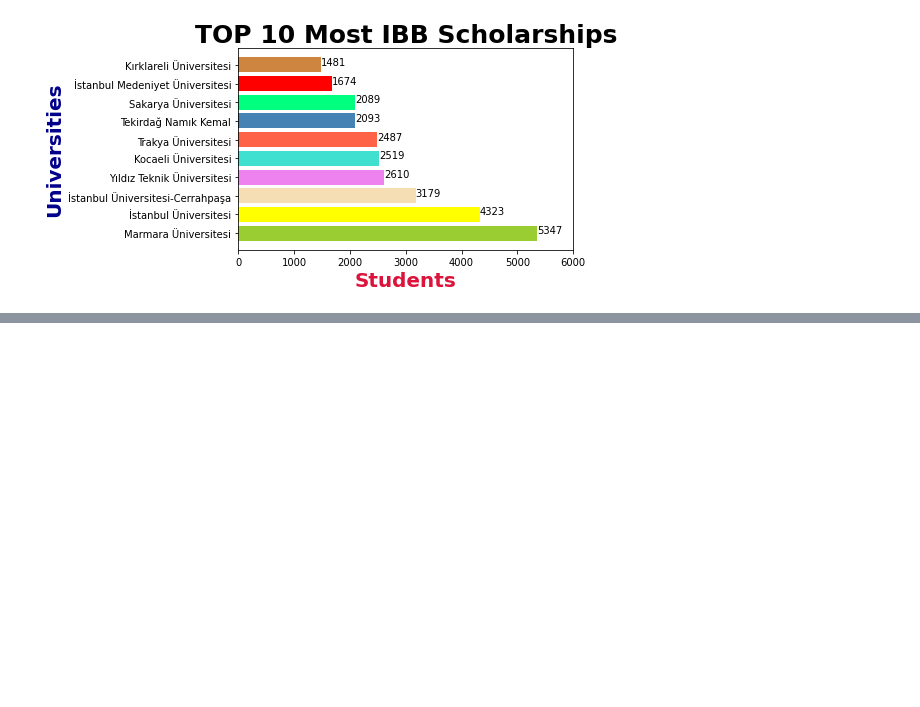
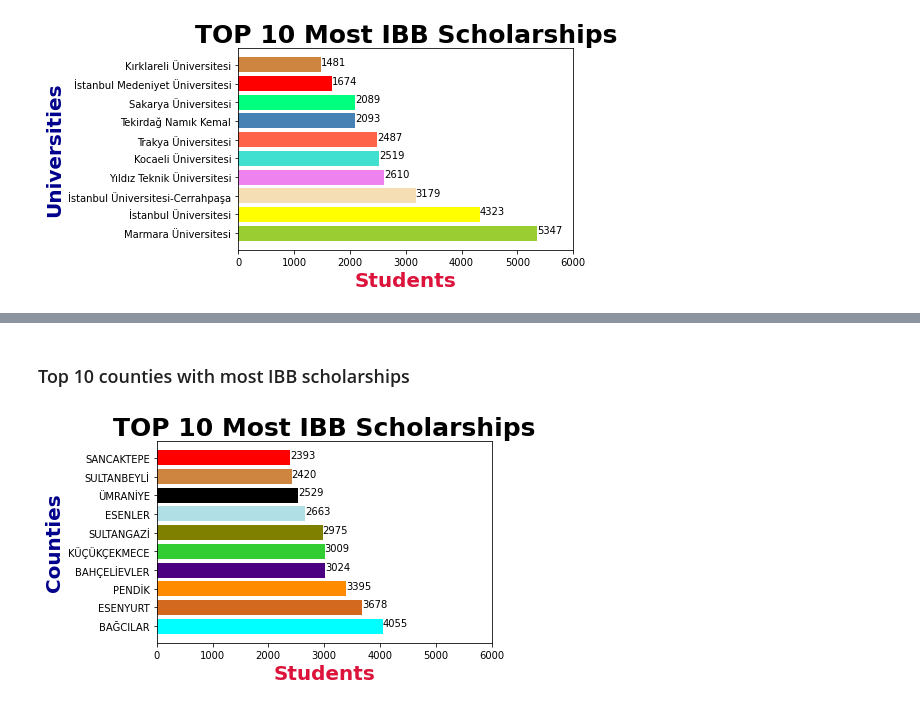
Before and after one commit to atalaydenknalbant/IBB_Education_Aid, a Jupyter notebook: IBB_Education_Aid.ipynb, the cells around one changed output, grey strips where cells are left out. Saved outputs shown, nothing was run; the diff lists cells and outputs as text; code cells hidden in the pictures; blank space fills up the shorter version.

```diff
--- a/IBB_Education_Aid.ipynb
+++ b/IBB_Education_Aid.ipynb
@@ -130,0 +148,16 @@ plt.show()
+# %% [markdown]
+### Top 10 counties with most IBB scholarships
+# %%
+df5 = df4.nlargest(10, ['NUMBER_OF_STUDENTS'])
+y_pos = np.arange(len(df5))
+plt.barh(list(df5.index), df5['NUMBER_OF_STUDENTS'].to_numpy(), color = color_list[::-1])
+plt.xticks(np.arange(0, 7000, 1000))
+plt.xlabel('Students', fontweight='bold', color = 'crimson', fontsize='20')
+plt.ylabel('Counties', fontweight='bold', color = 'darkblue', fontsize='20')
+plt.title('TOP 10 Most IBB Scholarships', fontweight='bold', color = 'black', fontsize='25')
+for index, value in enumerate(df5['NUMBER_OF_STUDENTS'].to_numpy()):
+    plt.text(value, index, str(value))
+plt.subplots_adjust(bottom=0.5, top=1.2)
+plt.show()
+# %% [output]
+[figure, added]
```
Also changed, not shown: parts of 5 cells of this notebook.
